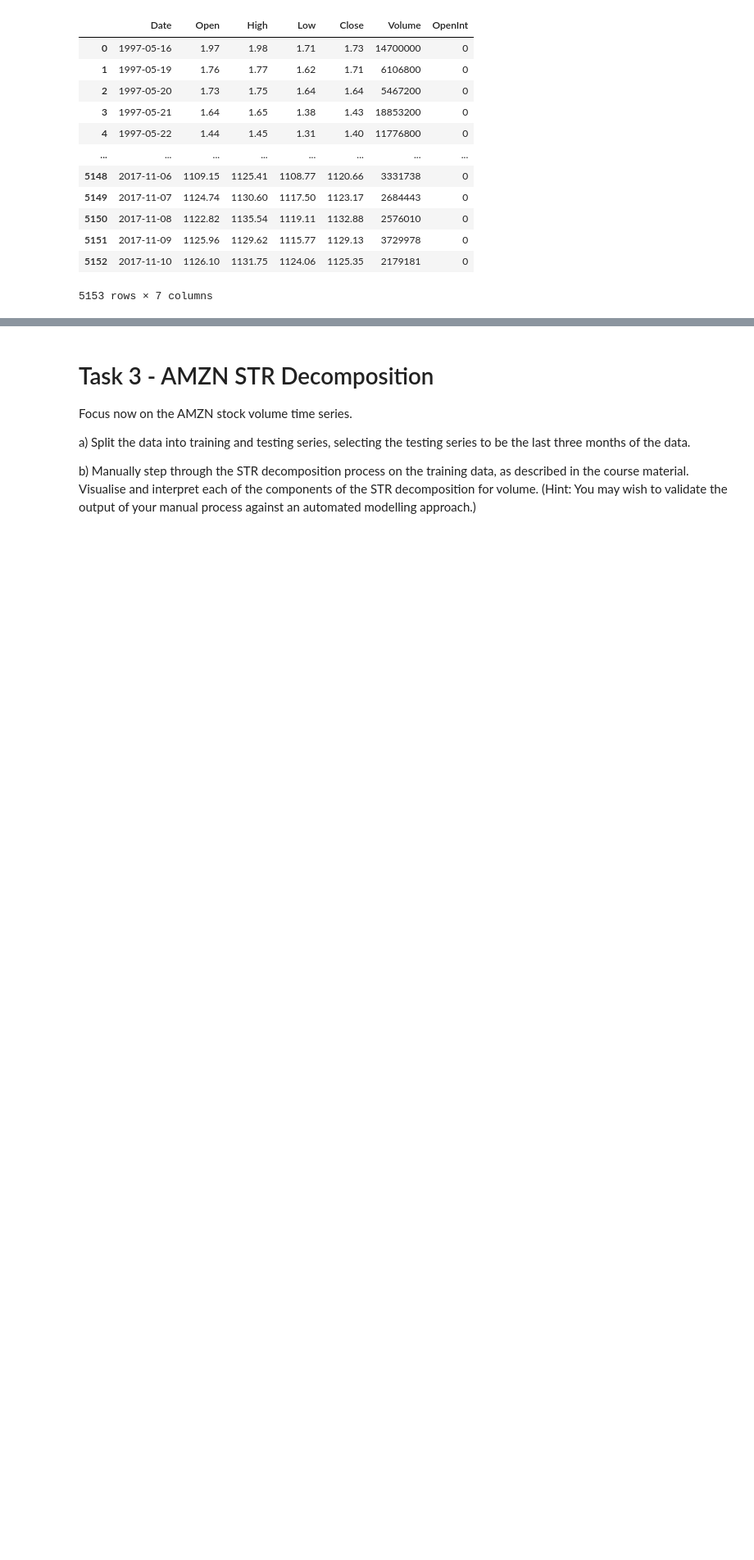
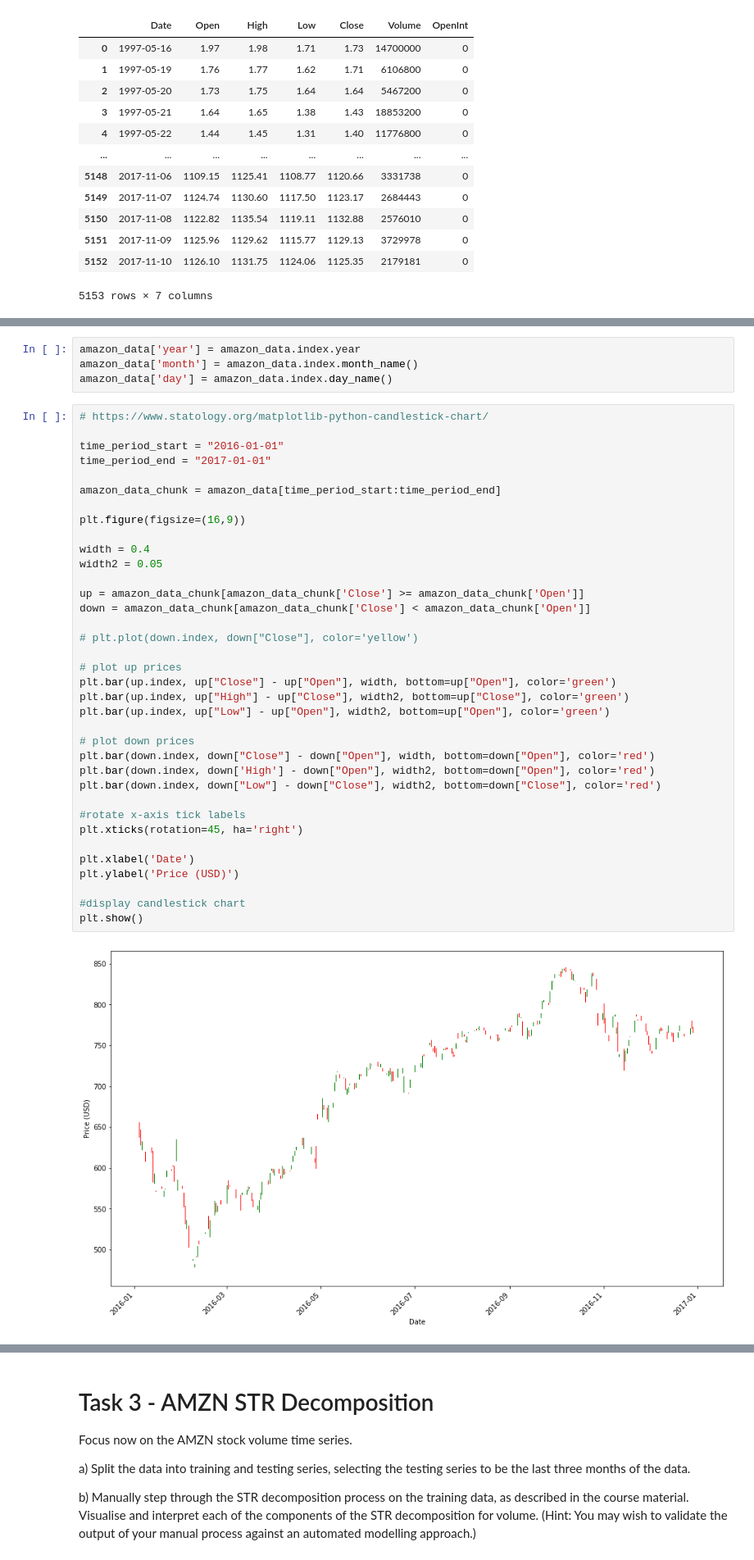
Before and after one commit to JamieKats/data2001-a3, a Jupyter notebook: DATA2001-A3-s4674720.ipynb, the cells around one changed output, grey strips where cells are left out. Shown: that part at 82% size. Cells and saved outputs as stored; diff of their text form; blank space fills up the shorter version.

Commit message:
Start task 3

```diff
--- a/DATA2001-A3-s4674720.ipynb
+++ b/DATA2001-A3-s4674720.ipynb
@@ -74,0 +120,42 @@ Visualise the entire data set, and comment on the patterns you can observe with
+# %%
+amazon_data['year'] = amazon_data.index.year
+amazon_data['month'] = amazon_data.index.month_name()
+amazon_data['day'] = amazon_data.index.day_name()
+# %%
+# https://www.statology.org/matplotlib-python-candlestick-chart/
+
+time_period_start = "2016-01-01"
+time_period_end = "2017-01-01"
+
+amazon_data_chunk = amazon_data[time_period_start:time_period_end]
+
+plt.figure(figsize=(16,9))
+
+width = 0.4
+width2 = 0.05
+
+up = amazon_data_chunk[amazon_data_chunk['Close'] >= amazon_data_chunk['Open']]
+down = amazon_data_chunk[amazon_data_chunk['Close'] < amazon_data_chunk['Open']]
+
+# plt.plot(down.index, down["Close"], color='yellow')
+
+# plot up prices
+plt.bar(up.index, up["Close"] - up["Open"], width, bottom=up["Open"], color='green')
+plt.bar(up.index, up["High"] - up["Close"], width2, bottom=up["Close"], color='green')
+plt.bar(up.index, up["Low"] - up["Open"], width2, bottom=up["Open"], color='green')
+
+# plot down prices
+plt.bar(down.index, down["Close"] - down["Open"], width, bottom=down["Open"], color='red')
+plt.bar(down.index, down['High'] - down["Open"], width2, bottom=down["Open"], color='red')
+plt.bar(down.index, down["Low"] - down["Close"], width2, bottom=down["Close"], color='red')
+
+#rotate x-axis tick labels
+plt.xticks(rotation=45, ha='right')
+
+plt.xlabel('Date')
+plt.ylabel('Price (USD)')
+
+#display candlestick chart
+plt.show()
+# %% [output]
+[figure, added]
```
Also changed, not shown: parts of 25 cells of this notebook.
